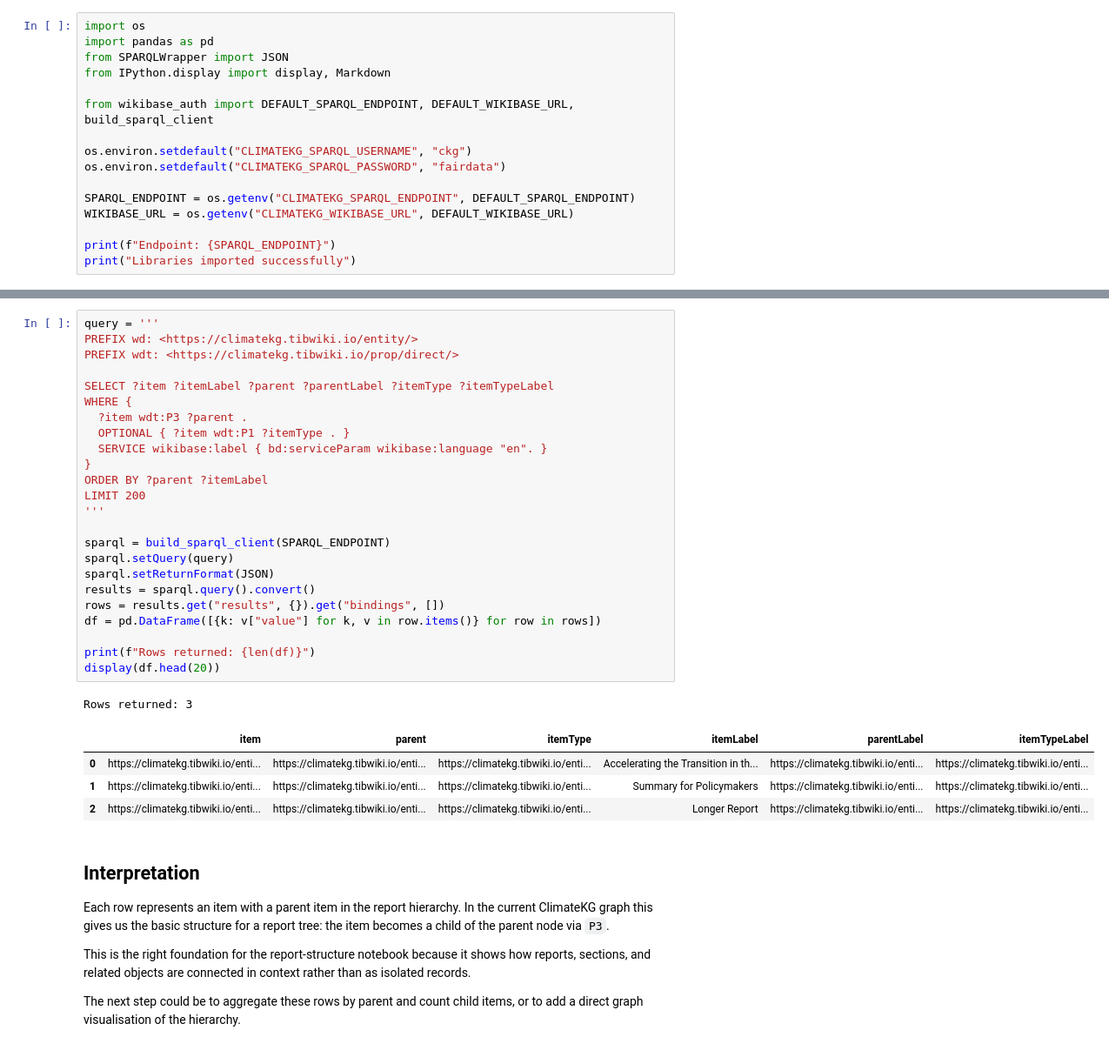
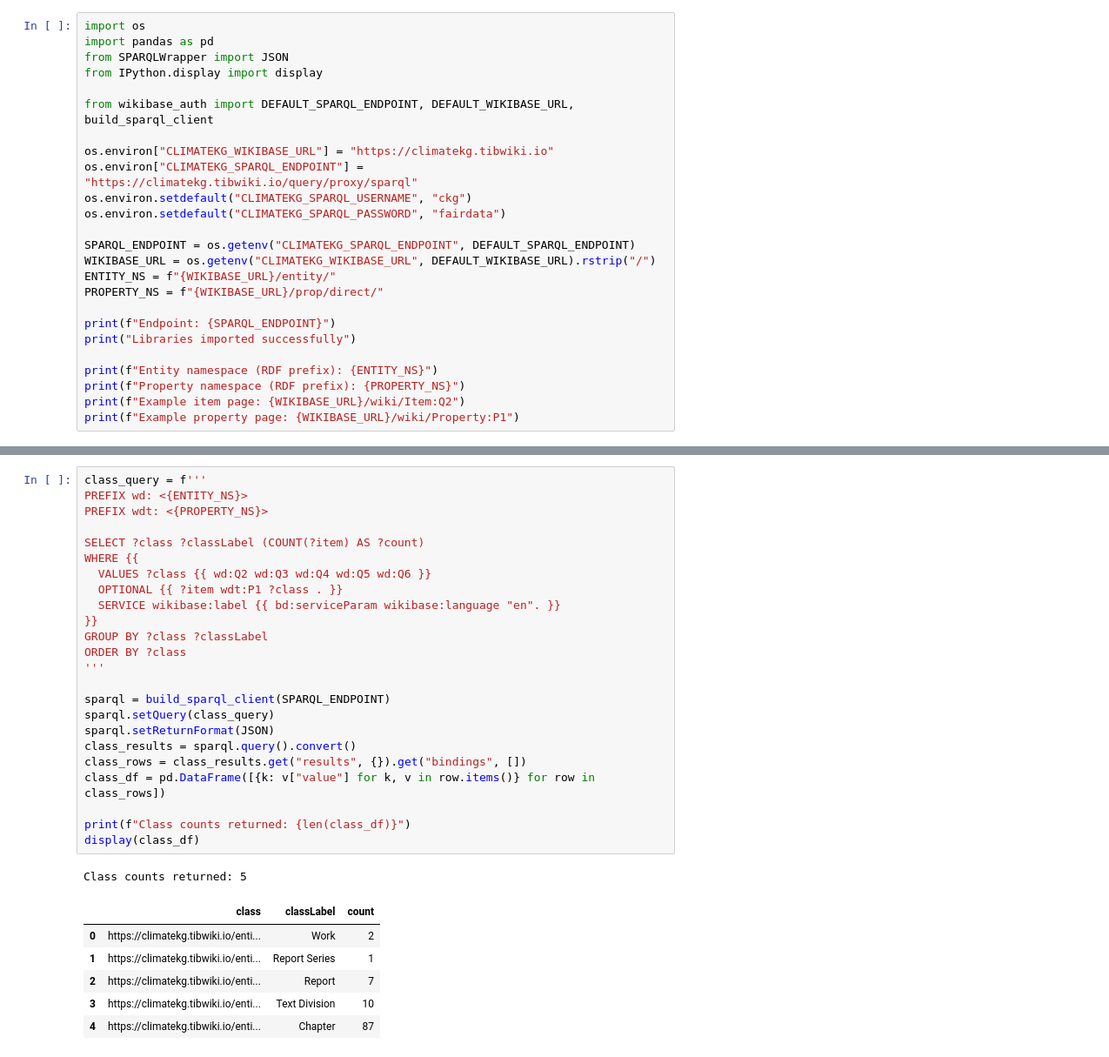
Before and after one commit to TIBHannover/ClimateKG-Data-Bench, a Jupyter notebook: sparql_queries/report-structure.ipynb, the cells around one changed output, grey strips where cells are left out. Shown at 87% size. Saved outputs shown, nothing was run; the diff lists cells and outputs as text.

```diff
--- a/sparql_queries/report-structure.ipynb
+++ b/sparql_queries/report-structure.ipynb
@@ -14,16 +29,25 @@ This notebook is intentionally query-first: we validate the structure before add
 import os
 import pandas as pd
 from SPARQLWrapper import JSON
-from IPython.display import display, Markdown
+from IPython.display import display
 
 from wikibase_auth import DEFAULT_SPARQL_ENDPOINT, DEFAULT_WIKIBASE_URL, build_sparql_client
 
+os.environ["CLIMATEKG_WIKIBASE_URL"] = "https://climatekg.tibwiki.io"
+os.environ["CLIMATEKG_SPARQL_ENDPOINT"] = "https://climatekg.tibwiki.io/query/proxy/sparql"
 os.environ.setdefault("CLIMATEKG_SPARQL_USERNAME", "ckg")
 os.environ.setdefault("CLIMATEKG_SPARQL_PASSWORD", "fairdata")
 
 SPARQL_ENDPOINT = os.getenv("CLIMATEKG_SPARQL_ENDPOINT", DEFAULT_SPARQL_ENDPOINT)
-WIKIBASE_URL = os.getenv("CLIMATEKG_WIKIBASE_URL", DEFAULT_WIKIBASE_URL)
+WIKIBASE_URL = os.getenv("CLIMATEKG_WIKIBASE_URL", DEFAULT_WIKIBASE_URL).rstrip("/")
+ENTITY_NS = f"{WIKIBASE_URL}/entity/"
+PROPERTY_NS = f"{WIKIBASE_URL}/prop/direct/"
 
 print(f"Endpoint: {SPARQL_ENDPOINT}")
 print("Libraries imported successfully")
+
+print(f"Entity namespace (RDF prefix): {ENTITY_NS}")
+print(f"Property namespace (RDF prefix): {PROPERTY_NS}")
+print(f"Example item page: {WIKIBASE_URL}/wiki/Item:Q2")
+print(f"Example property page: {WIKIBASE_URL}/wiki/Property:P1")
 # %% [output]
@@ -34,38 +60,32 @@ Libraries imported successfully
 # %%
-query = '''
-PREFIX wd: <https://climatekg.tibwiki.io/entity/>
-PREFIX wdt: <https://climatekg.tibwiki.io/prop/direct/>
+class_query = f'''
+PREFIX wd: <{ENTITY_NS}>
+PREFIX wdt: <{PROPERTY_NS}>
 
-SELECT ?item ?itemLabel ?parent ?parentLabel ?itemType ?itemTypeLabel
-WHERE {
-  ?item wdt:P3 ?parent .
-  OPTIONAL { ?item wdt:P1 ?itemType . }
-  SERVICE wikibase:label { bd:serviceParam wikibase:language "en". }
-}
-ORDER BY ?parent ?itemLabel
-LIMIT 200
+SELECT ?class ?classLabel (COUNT(?item) AS ?count)
+WHERE {{
+  VALUES ?class {{ wd:Q2 wd:Q3 wd:Q4 wd:Q5 wd:Q6 }}
+  OPTIONAL {{ ?item wdt:P1 ?class . }}
+  SERVICE wikibase:label {{ bd:serviceParam wikibase:language "en". }}
+}}
+GROUP BY ?class ?classLabel
+ORDER BY ?class
 '''
 
 sparql = build_sparql_client(SPARQL_ENDPOINT)
-sparql.setQuery(query)
+sparql.setQuery(class_query)
 sparql.setReturnFormat(JSON)
-results = sparql.query().convert()
-rows = results.get("results", {}).get("bindings", [])
-df = pd.DataFrame([{k: v["value"] for k, v in row.items()} for row in rows])
+class_results = sparql.query().convert()
+class_rows = class_results.get("results", {}).get("bindings", [])
+class_df = pd.DataFrame([{k: v["value"] for k, v in row.items()} for row in class_rows])
 
-print(f"Rows returned: {len(df)}")
-display(df.head(20))
+print(f"Class counts returned: {len(class_df)}")
+display(class_df)
 # %% [output]
-Rows returned: 3
+Class counts returned: 5
-|  | item | parent | itemType | itemLabel | parentLabel | itemTypeLabel |
-| 0 | https://climatekg.tibwiki.io/enti... | https://climatekg.tibwiki.io/enti... | https://climatekg.tibwiki.io/enti... | Accelerating the Transition in th... | https://climatekg.tibwiki.io/enti... | https://climatekg.tibwiki.io/enti... |
-| 1 | https://climatekg.tibwiki.io/enti... | https://climatekg.tibwiki.io/enti... | https://climatekg.tibwiki.io/enti... | Summary for Policymakers | https://climatekg.tibwiki.io/enti... | https://climatekg.tibwiki.io/enti... |
-| 2 | https://climatekg.tibwiki.io/enti... | https://climatekg.tibwiki.io/enti... | https://climatekg.tibwiki.io/enti... | Longer Report | https://climatekg.tibwiki.io/enti... | https://climatekg.tibwiki.io/enti... |
+|  | class | classLabel | count |
+| 0 | https://climatekg.tibwiki.io/enti... | Work | 2 |
+| 1 | https://climatekg.tibwiki.io/enti... | Report Series | 1 |
+| 2 | https://climatekg.tibwiki.io/enti... | Report | 7 |
+| 3 | https://climatekg.tibwiki.io/enti... | Text Division | 10 |
+| 4 | https://climatekg.tibwiki.io/enti... | Chapter | 87 |
-# %% [markdown]
-## Interpretation
-
-Each row represents an item with a parent item in the report hierarchy. In the current ClimateKG graph this gives us the basic structure for a report tree: the item becomes a child of the parent node via `P3`.
-
-This is the right foundation for the report-structure notebook because it shows how reports, sections, and related objects are connected in context rather than as isolated records.
-
-The next step could be to aggregate these rows by parent and count child items, or to add a direct graph visualisation of the hierarchy.
```
Also changed, not shown: parts of 12 cells of this notebook.
